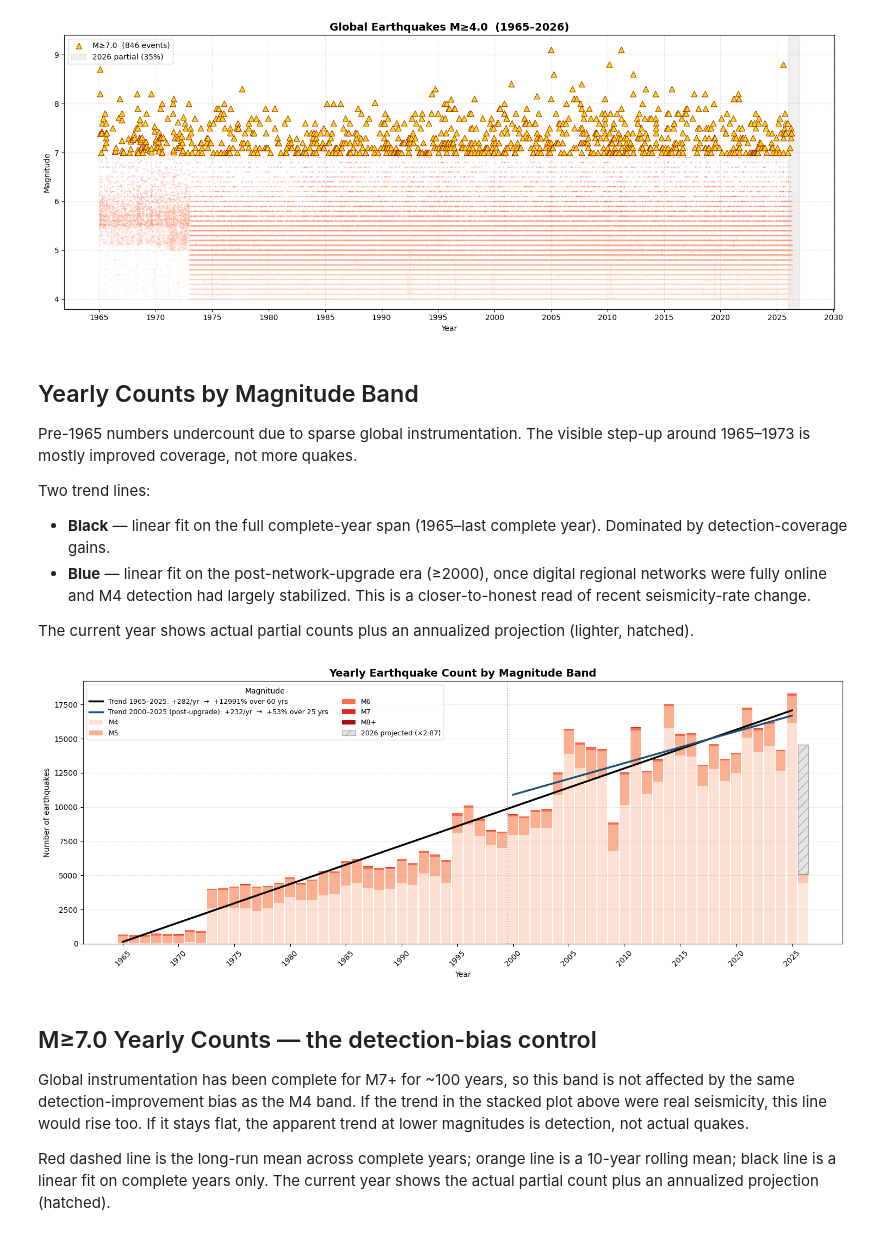
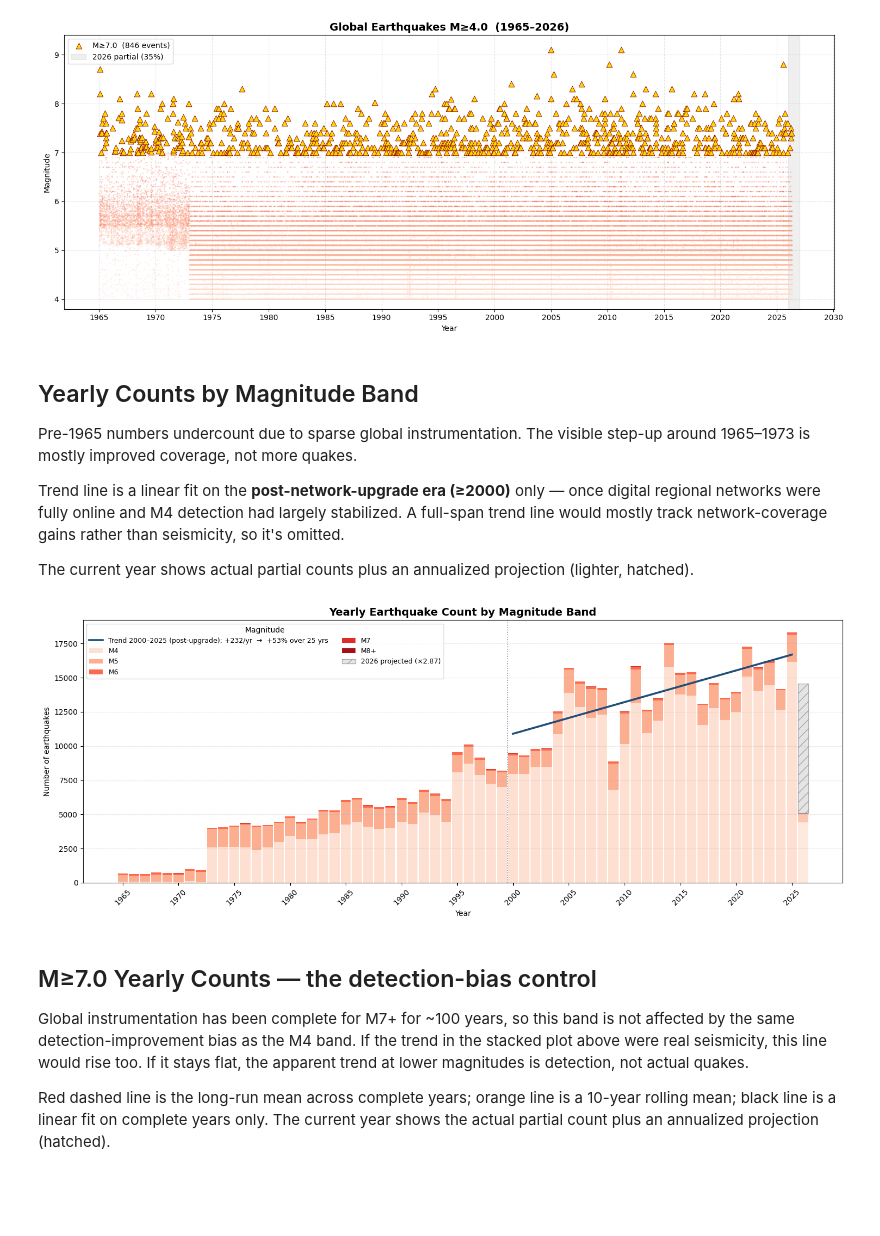
Before and after one commit to Biblejustin/earthquakes, a Jupyter notebook: earthquakes.ipynb, the cells around one changed output. Cells and saved outputs as stored; diff of their text form; code cells hidden in the pictures; blank space fills up the shorter version.

```diff
--- a/earthquakes.ipynb
+++ b/earthquakes.ipynb
@@ -14,7 +16,12 @@ import numpy as np
 import pandas as pd
 
 DB = Path('quakes.sqlite')
+FIG_DIR = Path('figures')
+FIG_DIR.mkdir(exist_ok=True)
 NETWORK_UPGRADE_YEAR = 2000  # Modern digital regional networks fully online; M4 detection stabilizes
+
+def save_fig(fig, name):
+    fig.savefig(FIG_DIR / name, dpi=140, bbox_inches='tight', facecolor='white')
 
 with sqlite3.connect(DB) as conn:
     df = pd.read_sql_query(
@@ -25,7 +32,6 @@ with sqlite3.connect(DB) as conn:
 df['time'] = pd.to_datetime(df['time_ms'], unit='ms', utc=True)
 df['year'] = df['time'].dt.year
 
-# Identify the partial current year so plots can handle it consistently.
 latest = df['time'].max()
 current_year = int(latest.year)
 year_start = pd.Timestamp(f'{current_year}-01-01', tz='UTC')
@@ -79,9 +86,7 @@ plt.show()
 
 Pre-1965 numbers undercount due to sparse global instrumentation. The visible step-up around 1965–1973 is mostly improved coverage, not more quakes.
 
-Two trend lines:
-- **Black** — linear fit on the full complete-year span (1965–last complete year). Dominated by detection-coverage gains.
-- **Blue** — linear fit on the post-network-upgrade era (≥2000), once digital regional networks were fully online and M4 detection had largely stabilized. This is a closer-to-honest read of recent seismicity-rate change.
+Trend line is a linear fit on the **post-network-upgrade era (≥2000)** only — once digital regional networks were fully online and M4 detection had largely stabilized. A full-span trend line would mostly track network-coverage gains rather than seismicity, so it's omitted.
 
 The current year shows actual partial counts plus an annualized projection (lighter, hatched).
 # %%
@@ -100,7 +105,6 @@ partial_row = by_year.loc[[current_year]] if current_year in by_year.index else
 fig, ax = plt.subplots(figsize=(15, 6))
 year_to_x = {y: i for i, y in enumerate(by_year.index)}
 
-# Stacked bars — complete years
 bottom = np.zeros(len(complete_years))
 for (lo, hi, label), color in zip(bands, band_colors):
     vals = complete_years[label].to_numpy()
@@ -108,7 +112,6 @@ for (lo, hi, label), color in zip(bands, band_colors):
            color=color, width=0.9, label=label)
     bottom += vals
 
-# Partial current year — actual + annualized projection
 if partial_row is not None and year_fraction > 0:
     px = year_to_x[current_year]
     actual_total = int(partial_row.sum(axis=1).iloc[0])
@@ -122,49 +125,37 @@ if partial_row is not None and year_fraction > 0:
            width=0.9, alpha=0.6, hatch='//', edgecolor='grey',
            label=f'{current_year} projected (×{1/year_fraction:.2f})')
 
-# Trend 1: full complete-year span
-totals = complete_years.sum(axis=1).to_numpy()
-yrs_arr = complete_years.index.to_numpy()
-slope_all, intercept_all = np.polyfit(yrs_arr, totals, 1)
-trend_all = slope_all * yrs_arr + intercept_all
-n_yrs_all = yrs_arr[-1] - yrs_arr[0]
-pct_all = (trend_all[-1] - trend_all[0]) / trend_all[0] * 100
-ax.plot([year_to_x[y] for y in yrs_arr], trend_all, color='black', linewidth=2.5,
-        label=(f'Trend {yrs_arr[0]}–{yrs_arr[-1]}: '
-               f'+{slope_all:.0f}/yr  →  +{pct_all:.0f}% over {n_yrs_all} yrs'))
-
-# Trend 2: post-network-upgrade era only
 modern = complete_years.loc[complete_years.index >= NETWORK_UPGRADE_YEAR]
 if len(modern) >= 5:
     m_yrs = modern.index.to_numpy()
     m_totals = modern.sum(axis=1).to_numpy()
     slope_m, intercept_m = np.polyfit(m_yrs, m_totals, 1)
     trend_m = slope_m * m_yrs + intercept_m
     n_yrs_m = m_yrs[-1] - m_yrs[0]
     pct_m = (trend_m[-1] - trend_m[0]) / trend_m[0] * 100
     ax.plot([year_to_x[y] for y in m_yrs], trend_m, color='#1f4e79',
-            linewidth=2.5, linestyle='-',
+            linewidth=2.6,
             label=(f'Trend {m_yrs[0]}–{m_yrs[-1]} (post-upgrade): '
                    f'{slope_m:+.0f}/yr  →  {pct_m:+.0f}% over {n_yrs_m} yrs'))
 
-# Mark the upgrade year
 if NETWORK_UPGRADE_YEAR in year_to_x:
     ax.axvline(year_to_x[NETWORK_UPGRADE_YEAR] - 0.5, color='#1f4e79',
                linestyle=':', linewidth=1.2, alpha=0.6)
 
 ax.set_xlabel('Year')
 ax.set_ylabel('Number of earthquakes')
 ax.set_title('Yearly Earthquake Count by Magnitude Band',
              fontsize=14, fontweight='bold')
 ax.legend(title='Magnitude', loc='upper left', ncol=2, fontsize=9)
 ax.grid(True, axis='y', alpha=0.3, linestyle='--')
 xpos = np.arange(len(by_year))
 ax.set_xticks(xpos[::5])
 ax.set_xticklabels(by_year.index[::5], rotation=45)
 plt.tight_layout()
+save_fig(fig, '02_yearly_by_band.png')
 plt.show()
 # %% [output]
-[figure, old version]
+[figure, new version]
 # %% [markdown]
 ## M≥7.0 Yearly Counts — the detection-bias control
 
```
Also changed, not shown: parts of 4 cells of this notebook, 5 other files.
